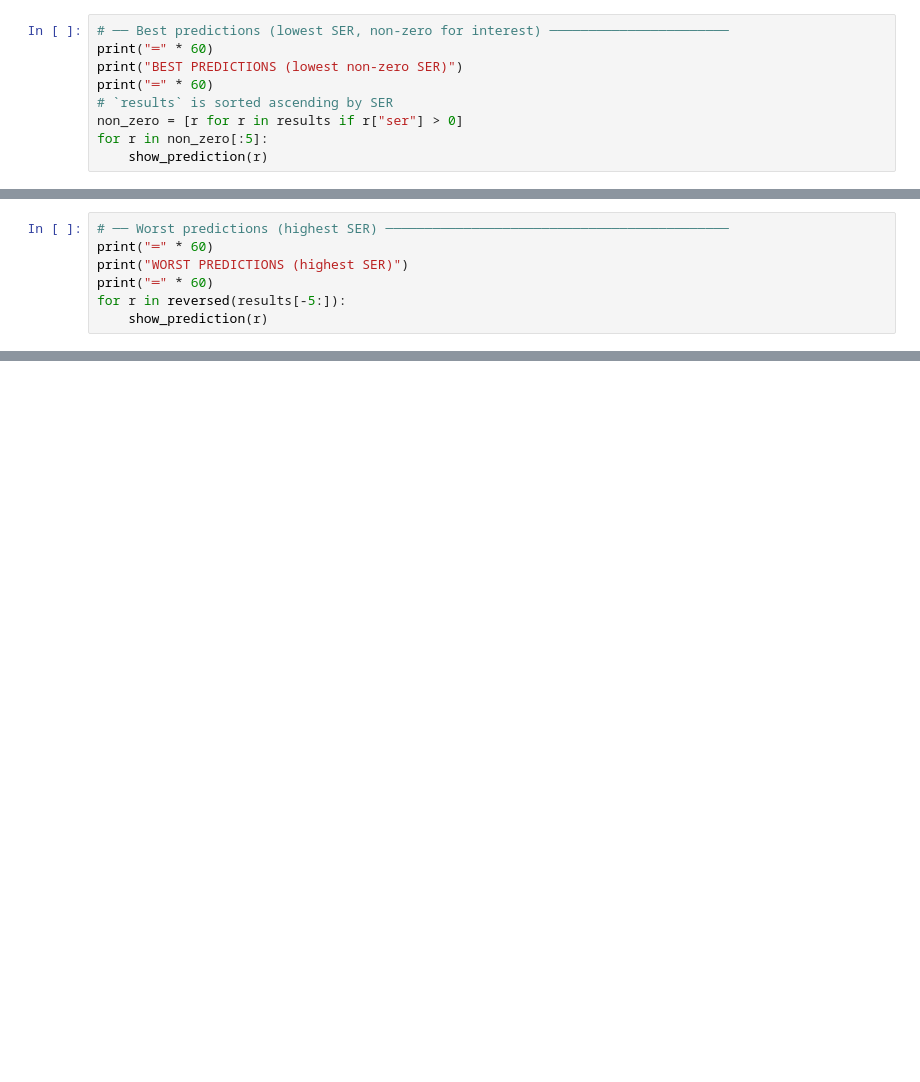
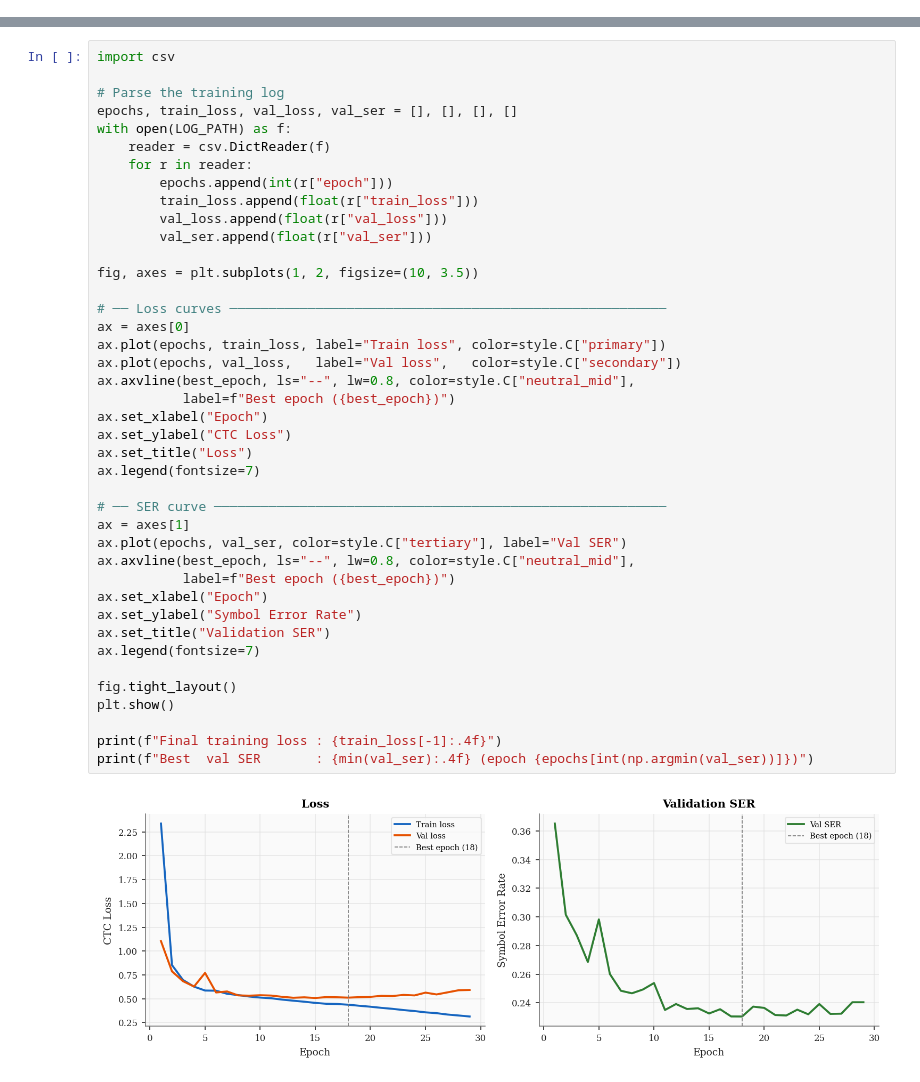
Before and after one commit to polipolo55/TFG-OMR, a Jupyter notebook: notebooks/02_evaluate_model.ipynb, the cells around one changed output, grey strips where cells are left out. Cells and saved outputs as stored; diff of their text form; blank space fills up the shorter version.

```diff
--- a/notebooks/02_evaluate_model.ipynb
+++ b/notebooks/02_evaluate_model.ipynb
@@ -253,9 +0,0 @@ def show_prediction(result: dict, *, data_dir: Path = DATA_DIR) -> None:
-# %%
-# ── Best predictions (lowest SER, non-zero for interest) ───────────────────────
-print("═" * 60)
-print("BEST PREDICTIONS (lowest non-zero SER)")
-print("═" * 60)
-# `results` is sorted ascending by SER
-non_zero = [r for r in results if r["ser"] > 0]
-for r in non_zero[:5]:
-    show_prediction(r)
@@ -281,7 +0,0 @@ BEST PREDICTIONS (lowest non-zero SER)
-# %%
-# ── Worst predictions (highest SER) ────────────────────────────────────────────
-print("═" * 60)
-print("WORST PREDICTIONS (highest SER)")
-print("═" * 60)
-for r in reversed(results[-5:]):
-    show_prediction(r)
@@ -516,0 +153,43 @@ Markdown(summary)
+# %%
+import csv
+
+# Parse the training log
+epochs, train_loss, val_loss, val_ser = [], [], [], []
+with open(LOG_PATH) as f:
+    reader = csv.DictReader(f)
+    for r in reader:
+        epochs.append(int(r["epoch"]))
+        train_loss.append(float(r["train_loss"]))
+        val_loss.append(float(r["val_loss"]))
+        val_ser.append(float(r["val_ser"]))
+
+fig, axes = plt.subplots(1, 2, figsize=(10, 3.5))
+
+# ── Loss curves ────────────────────────────────────────────────────────
+ax = axes[0]
+ax.plot(epochs, train_loss, label="Train loss", color=style.C["primary"])
+ax.plot(epochs, val_loss,   label="Val loss",   color=style.C["secondary"])
+ax.axvline(best_epoch, ls="--", lw=0.8, color=style.C["neutral_mid"],
+           label=f"Best epoch ({best_epoch})")
+ax.set_xlabel("Epoch")
+ax.set_ylabel("CTC Loss")
+ax.set_title("Loss")
+ax.legend(fontsize=7)
+
+# ── SER curve ──────────────────────────────────────────────────────────
+ax = axes[1]
+ax.plot(epochs, val_ser, color=style.C["tertiary"], label="Val SER")
+ax.axvline(best_epoch, ls="--", lw=0.8, color=style.C["neutral_mid"],
+           label=f"Best epoch ({best_epoch})")
+ax.set_xlabel("Epoch")
+ax.set_ylabel("Symbol Error Rate")
+ax.set_title("Validation SER")
+ax.legend(fontsize=7)
+
+fig.tight_layout()
+plt.show()
+
+print(f"Final training loss : {train_loss[-1]:.4f}")
+print(f"Best  val SER       : {min(val_ser):.4f} (epoch {epochs[int(np.argmin(val_ser))]})")
+# %% [output]
+[figure, added]
```
Also changed, not shown: parts of 48 cells of this notebook, 14 other files.
